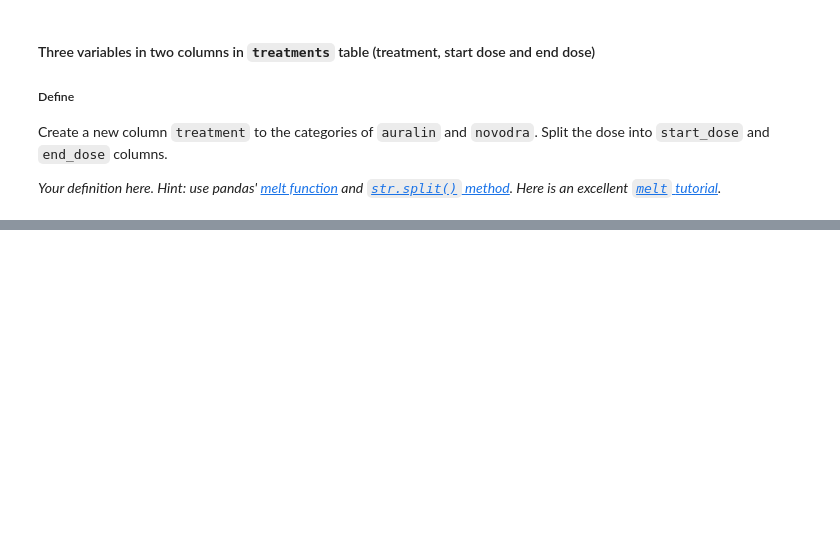
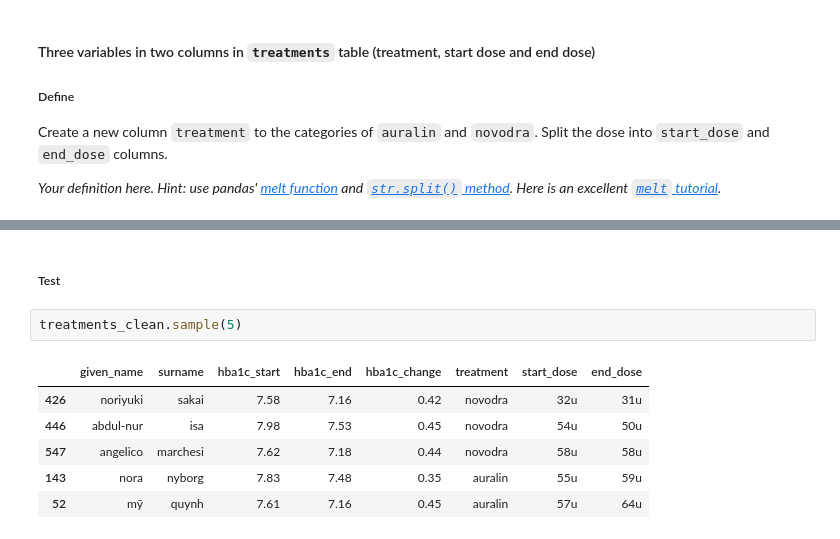
Before and after one commit to suefenali/data_analysis_nanodegree, a Jupyter notebook: cleaning_data/cleaning.ipynb, the cells around one changed output, grey strips where cells are left out. Saved outputs shown, nothing was run; the diff lists cells and outputs as text; blank space fills up the shorter version.

```diff
--- a/cleaning_data/cleaning.ipynb
+++ b/cleaning_data/cleaning.ipynb
@@ -401,3 +443,14 @@ Create a new column `treatment` to the categories of `auralin` and `novodra`. Sp
+# %% [markdown]
+##### Test
+# %%
+treatments_clean.sample(5)
+# %% [output]
+|  | given_name | surname | hba1c_start | hba1c_end | hba1c_change | treatment | start_dose | end_dose |
+| 426 | noriyuki | sakai | 7.58 | 7.16 | 0.42 | novodra | 32u | 31u |
+| 446 | abdul-nur | isa | 7.98 | 7.53 | 0.45 | novodra | 54u | 50u |
+| 547 | angelico | marchesi | 7.62 | 7.18 | 0.44 | novodra | 58u | 58u |
+| 143 | nora | nyborg | 7.83 | 7.48 | 0.35 | auralin | 55u | 59u |
+| 52 | mỹ | quynh | 7.61 | 7.16 | 0.45 | auralin | 57u | 64u |
 # %% [markdown]
 #### Adverse reaction should be part of the `treatments` table
 ##### Define
```
Also changed, not shown: parts of 25 cells of this notebook.
